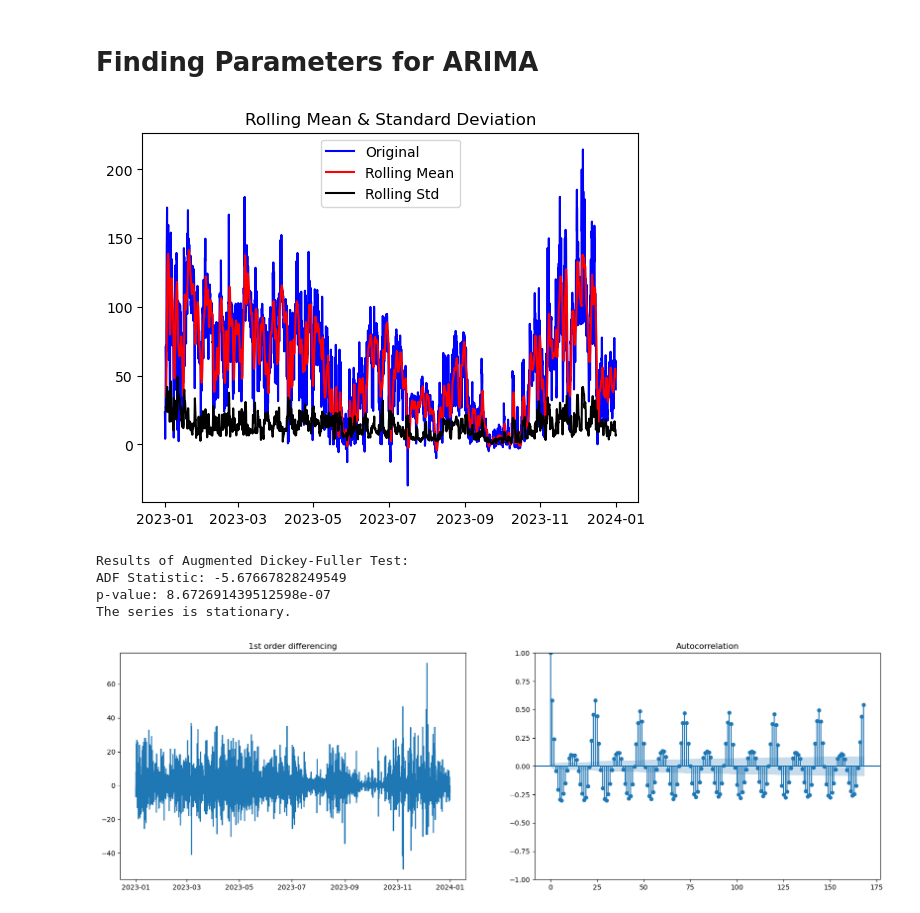
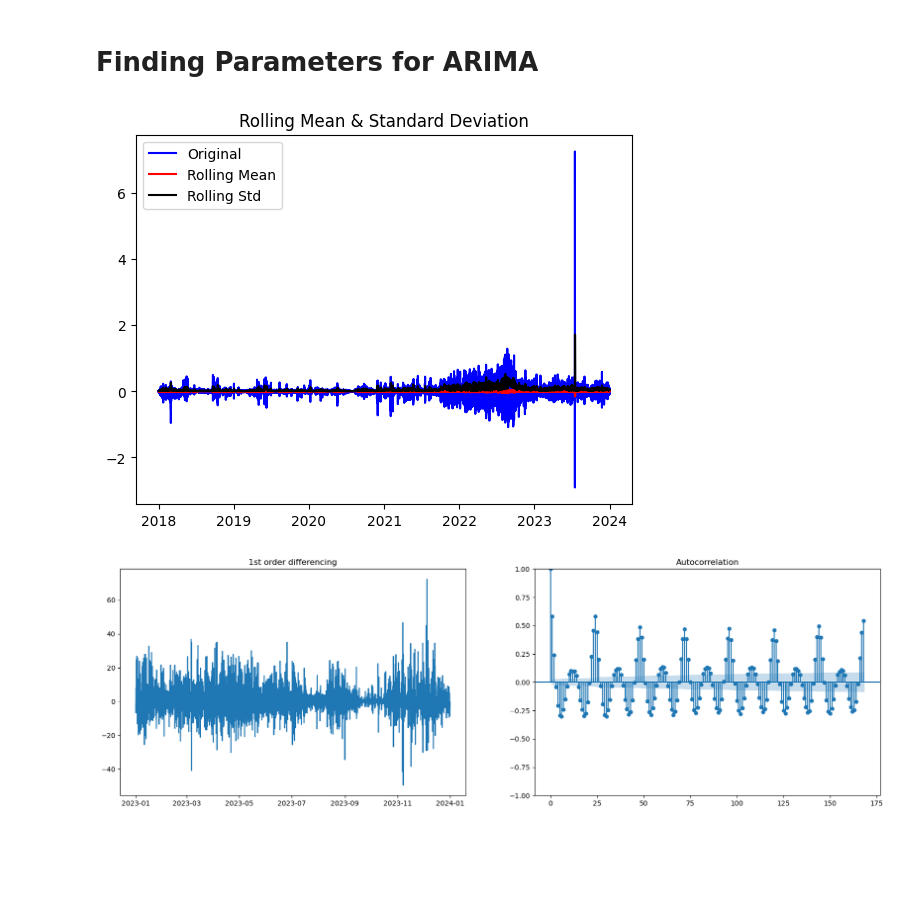
Before and after one commit to evenbakke/MasterThesis-, a Jupyter notebook: ARIMA_Mathias_working.ipynb, the cells around one changed output. Drawn from its saved outputs; the diff is of its cells as text; code cells hidden in the pictures; blank space fills up the shorter version.

```diff
--- a/ARIMA_Mathias_working.ipynb
+++ b/ARIMA_Mathias_working.ipynb
@@ -58,27 +57,27 @@ kpss_test(df["systemPrice_diff"].dropna()) #non-stationory as pvalue : 0.1
+# %%
+
+df["systemPricead"] = df["systemPrice"] + 30
+df["systemPricelog"] = np.log(df["systemPricead"])
 # %% [markdown]
 # Finding Parameters for ARIMA
 # %%
 def test_stationarity(timeseries):
     #Determing rolling statistics
     rolmean = timeseries.rolling(window=24).mean()
     rolstd = timeseries.rolling(window=24).std()
 
     #Plot rolling statistics:
     orig = plt.plot(timeseries, color='blue',label='Original')
     mean = plt.plot(rolmean, color='red', label='Rolling Mean')
     std = plt.plot(rolstd, color='black', label = 'Rolling Std')
     plt.legend(loc='best')
     plt.title('Rolling Mean & Standard Deviation')
     plt.show(block=False)
 
-test_stationarity(differenced_data)
-adf_test(differenced_data)
+test_stationarity(df["systemPricelog"].diff().diff())
+#adf_test(differenced_data)
 # %% [output]
-[figure, old version]
+[figure, new version]
-Results of Augmented Dickey-Fuller Test:
-ADF Statistic: -5.67667828249549
-p-value: 8.672691439512598e-07
-The series is stationary.
 # %%
 import matplotlib.pyplot as plt
 from statsmodels.graphics.tsaplots import plot_acf, plot_pacf
```
Also changed, not shown: parts of 11 cells of this notebook, 1 other file.
